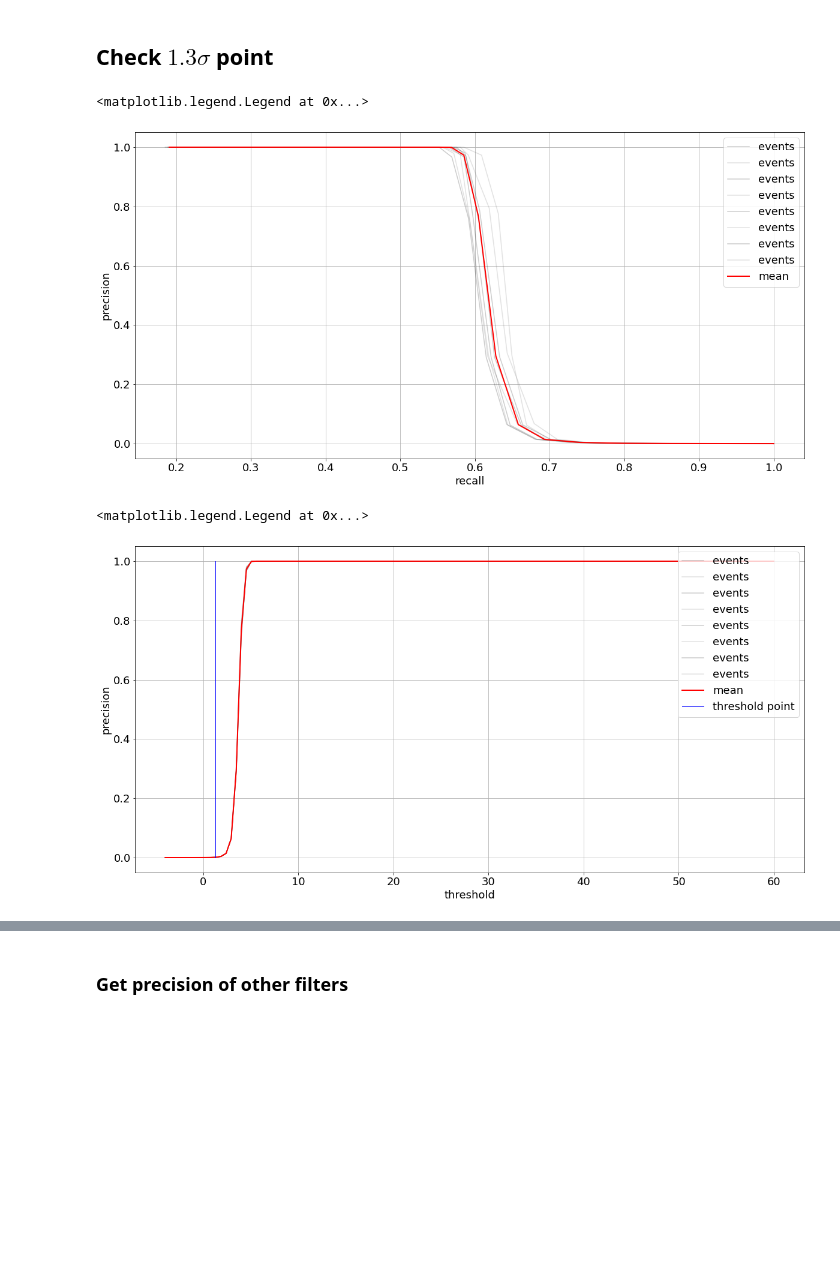
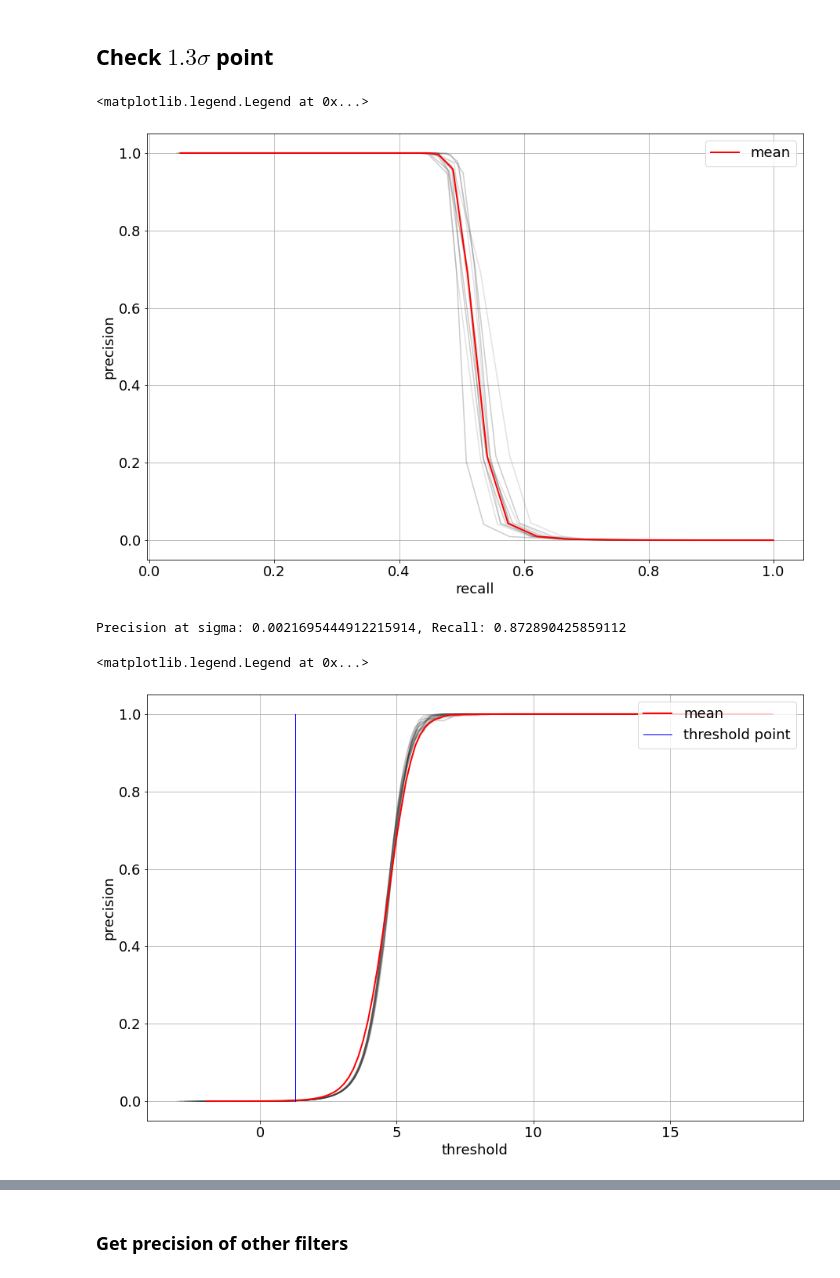
Before and after one commit to Gui1402/filtering_cygnus, a Jupyter notebook: notebooks/bug_energy.ipynb, the cells around one changed output, grey strips where cells are left out. Saved outputs shown, nothing was run; the diff lists cells and outputs as text; code cells hidden in the pictures; blank space fills up the shorter version.

```diff
--- a/notebooks/bug_energy.ipynb
+++ b/notebooks/bug_energy.ipynb
@@ -210,6 +211,6 @@ result_table_by_filter = result_table.groupby(['filter', 'parameter', 'particle'
 result_table_by_filter.columns = ['filter', 'parameter', 'particle', 'energy', 'f1_median', '25q', '75q', 'precision', 'recall', 'threshold']
 # %%
 particle = 'He'
-energy = 100
+energy = 30
 filter_by_particle_and_energy = result_table_by_filter[(result_table_by_filter.particle == particle)&(result_table_by_filter.energy == energy)]
 best_filters = filter_by_particle_and_energy.sort_values('f1_median', ascending=False).drop_duplicates(subset='filter', keep='first')
@@ -220,23 +234,31 @@ p = best_filters[best_filters['filter']=='cygno'].precision.values[0]
 r = best_filters[best_filters['filter']=='cygno'].recall.values[0]
 t = best_filters[best_filters['filter']=='cygno'].threshold.values[0]
 # %%
-plt.figure(figsize=(20, 10))
-plt.plot(np.array(r).T, np.array(p).T, label='events', alpha=0.2)
+plt.figure(figsize=(15, 10))
+plt.plot(np.array(r).T, np.array(p).T, label='_nolegend_', alpha=0.2)
 plt.plot(np.array(r).mean(axis=0), np.array(p).mean(axis=0), color = 'r', linewidth=2.0, label='mean')
 plt.grid()
 plt.xlabel('recall', fontsize=18)
 plt.ylabel('precision', fontsize=18)
 plt.xticks(fontsize=18)
 plt.yticks(fontsize=18)
 plt.legend(fontsize=18)
 # %% [output]
 <matplotlib.legend.Legend at 0x...>
-[figure, old version]
+[figure, new version]
+# %%
+#interp_p = np.interp(1.3, np.array(r).mean(axis=0), np.array(p).mean(axis=0))
+n_sigma = 1.3
+interp_p = np.interp(n_sigma, np.array(t).mean(axis=0), np.array(p).mean(axis=0))
+interp_r = np.interp(interp_p, np.array(p).mean(axis=0), np.array(r).mean(axis=0))
+print('Precision at sigma: {}, Recall: {}'.format(interp_p, interp_r))
+# %% [output]
+Precision at sigma: 0.0021695444912215914, Recall: 0.872890425859112
 # %%
-plt.figure(figsize=(20, 10))
-plt.plot(np.array(t).T, np.array(p).T, label='events', alpha=0.2)
+plt.figure(figsize=(15, 10))
+plt.plot(np.array(t).T, np.array(p).T, label='_nolegend_', alpha=0.2)
 plt.plot(np.array(t).mean(axis=0), np.array(p).mean(axis=0), color = 'r', linewidth=2.0, label='mean')
-plt.plot(1.3*np.ones((100,)), np.linspace(0,1, 100), color = 'b', linewidth=1.0, label='threshold point')
+plt.plot(n_sigma*np.ones((100,)), np.linspace(0,1, 100), color = 'b', linewidth=1.0, label='threshold point')
 plt.grid()
 plt.xlabel('threshold', fontsize=18)
 plt.ylabel('precision', fontsize=18)
@@ -245,5 +267,5 @@ plt.yticks(fontsize=18)
 plt.legend(loc=1, fontsize=18)
 # %% [output]
 <matplotlib.legend.Legend at 0x...>
-[figure, old version]
+[figure, new version]
 # %%
```
Also changed, not shown: parts of 39 cells of this notebook, 2 other files.
